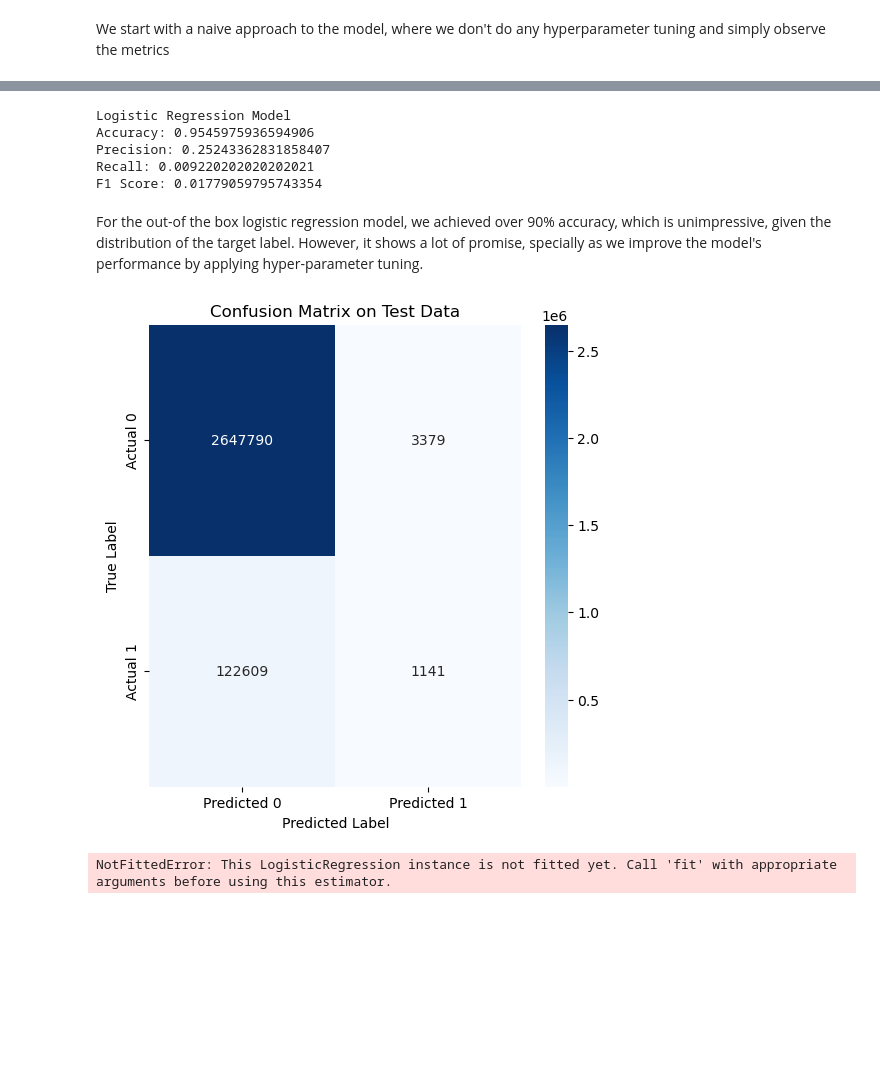
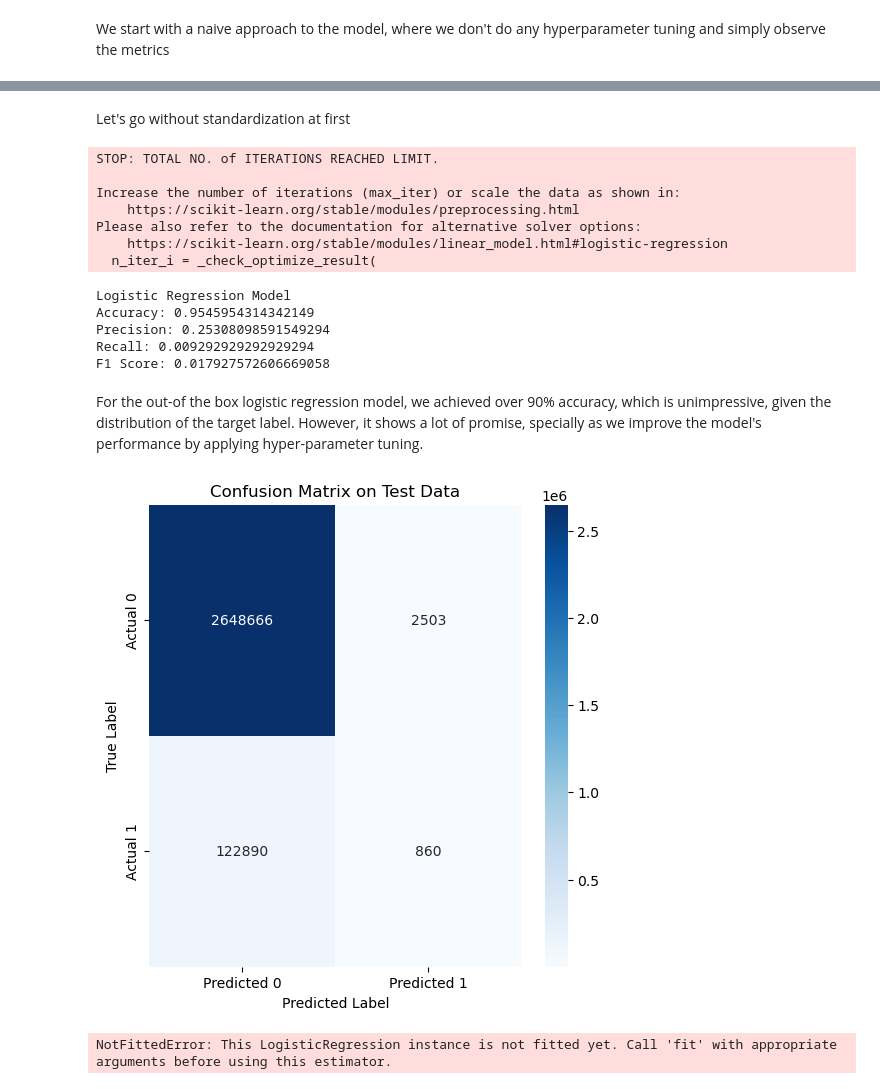
Before and after one commit to Bernardo-giff/imperial_digital_marketing, a Jupyter notebook: Prediction_algorithm.ipynb, the cells around one changed output, grey strips where cells are left out. Drawn from its saved outputs; the diff is of its cells as text; code cells hidden in the pictures; blank space fills up the shorter version.

```diff
--- a/Prediction_algorithm.ipynb
+++ b/Prediction_algorithm.ipynb
@@ -361,48 +375,61 @@ We start with a naive approach to the model, where we don't do any hyperparamete
+# %% [markdown]
+Let's go without standardization at first
 # %%
 from sklearn.linear_model import LogisticRegression
 from sklearn.metrics import accuracy_score, precision_score, recall_score, f1_score
 
-# Standardize the data
+# import standard scaler from sklearn
 from sklearn.preprocessing import StandardScaler
+
+# Create a logistic regression model
+log_reg = LogisticRegression()
 
 # Create a standard scaler
 scaler = StandardScaler()
 
-# Fit the scaler
-scaler.fit(X_train)
+# Select numerical columns to scale
+num_cols = ['count_of_clicks', 'total_session_time', 'unique_categories', 'unique_items']
 
-# Transform the data
-X_train_std = scaler.transform(X_train)
+# Fit the scaler on the training data
+scaler.fit(X_train[num_cols])
 
-# Transform the test data
-X_test_std = scaler.transform(X_test)
+# Transform the training data
+X_train[num_cols] = scaler.transform(X_train[num_cols])
 
-# Create a logistic regression model
-log_reg = LogisticRegression()
+# Transform the testing data
+X_test[num_cols] = scaler.transform(X_test[num_cols])
+
 
 # Fit the model
-log_reg.fit(X_train_std, y_train)
+log_reg.fit(X_train, y_train)
 
-log_reg_preds = log_reg.predict(X_test_std)
+log_reg_preds = log_reg.predict(X_test)
 
 # Calculate the accuracy, precision, recall, and F1 scores
 log_reg_accuracy = accuracy_score(y_test, log_reg_preds)
 log_reg_precision = precision_score(y_test, log_reg_preds)
 log_reg_recall = recall_score(y_test, log_reg_preds)
 log_reg_f1 = f1_score(y_test, log_reg_preds)
+
+# Print the results
+print('Logistic Regression Model')
+print('Accuracy: {}'.format(log_reg_accuracy))
+print('Precision: {}'.format(log_reg_precision))
+print('Recall: {}'.format(log_reg_recall))
+print('F1 Score: {}'.format(log_reg_f1))
+# %% [output]
+STOP: TOTAL NO. of ITERATIONS REACHED LIMIT.
+
+Increase the number of iterations (max_iter) or scale the data as shown in:
+    https://scikit-learn.org/stable/modules/preprocessing.html
+Please also refer to the documentation for alternative solver options:
+    https://scikit-learn.org/stable/modules/linear_model.html#logistic-regression
+  n_iter_i = _check_optimize_result(
+Logistic Regression Model
+Accuracy: 0.9545954314342149
+Precision: 0.25308098591549294
+Recall: 0.009292929292929294
+F1 Score: 0.017927572606669058
-# %%
-# Print the results
-print('Logistic Regression Model')
-print('Accuracy: {}'.format(log_reg_accuracy))
-print('Precision: {}'.format(log_reg_precision))
-print('Recall: {}'.format(log_reg_recall))
-print('F1 Score: {}'.format(log_reg_f1))
-# %% [output]
-Logistic Regression Model
-Accuracy: 0.9545975936594906
-Precision: 0.25243362831858407
-Recall: 0.009220202020202021
-F1 Score: 0.01779059795743354
 # %%
 from sklearn.metrics import roc_curve, auc, confusion_matrix
 from matplotlib import pyplot as plt
@@ -441,7 +468,7 @@ def cm_print(X_test, y_test, model, title='Confusion Matrix on Test Data'):
 # %% [markdown]
 For the out-of the box logistic regression model, we achieved over 90% accuracy, which is unimpressive, given the distribution of the target label. However, it shows a lot of promise, specially as we improve the model's performance by applying hyper-parameter tuning.
 # %%
-cm_print(X_test_std, y_test, log_reg, title='Confusion Matrix on Test Data')
+cm_print(X_test, y_test, log_reg, title='Confusion Matrix on Test Data')
 # %% [output]
-[figure, old version]
+[figure, new version]
 # %%
```
Also changed, not shown: parts of 21 cells of this notebook, 1 other file.
